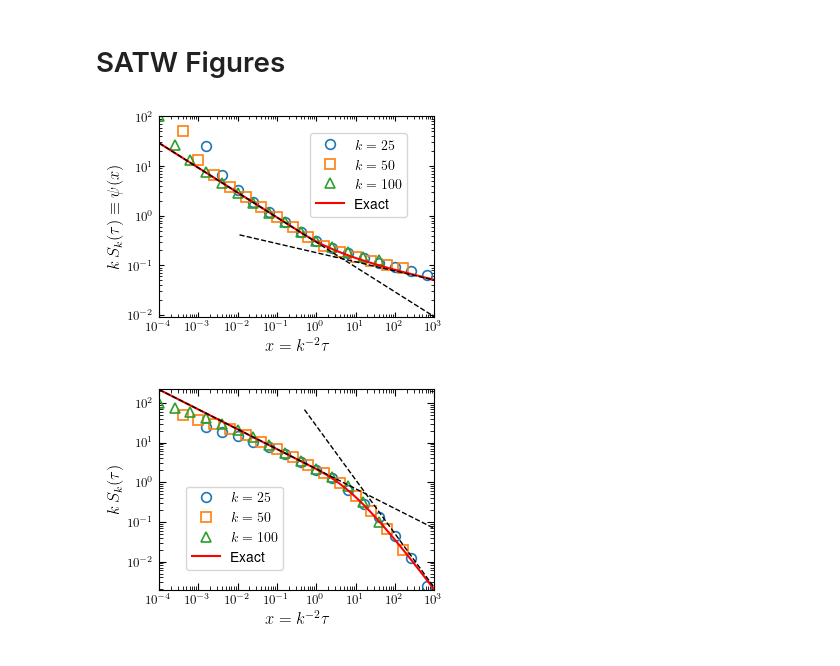
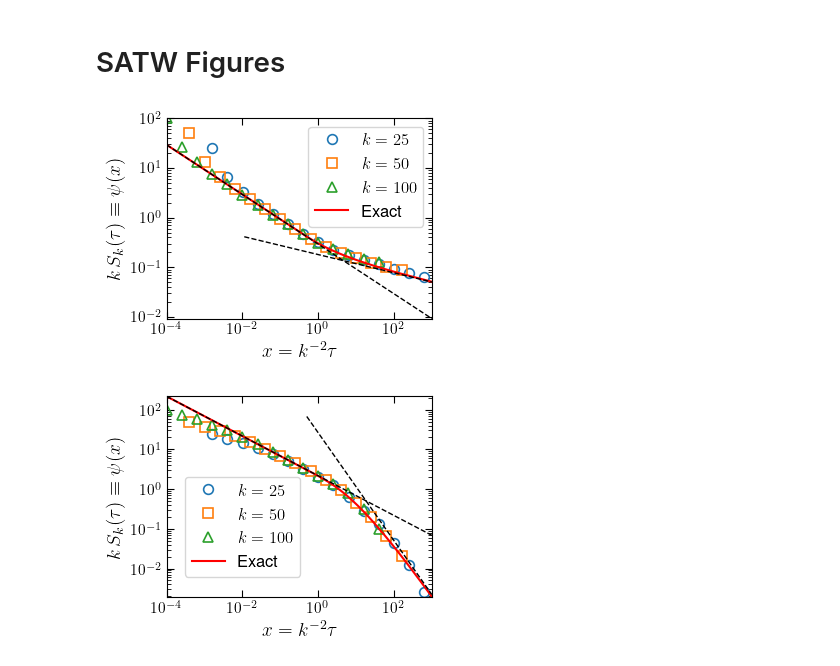
Before and after one commit to julien-bremont/records-satw, a Jupyter notebook: Figures Record.ipynb, the cells around one changed output. Cells and saved outputs as stored; diff of their text form; code cells hidden in the pictures.

```diff
--- a/Figures Record.ipynb
+++ b/Figures Record.ipynb
@@ -61,45 +61,45 @@ for i, x0 in enumerate([25, 50, 100]):
         color=colors[i],
         label=rf'$k={x0}$'
     )
 
 # --- Theory curve ---
 s_th = np.loadtxt('Data/s-phi0.367879.csv')
 tau_th = np.loadtxt('Data/tau-phi0.367879.csv')
 
 asymp_largex = (2/tau_th)**(phi/2) * sp.gamma((1+phi)/2) / (np.sqrt(np.pi) * sp.beta(phi,phi))
 asymp_smallx = phi * np.sqrt(2/np.pi/tau_th)
 
 ax.plot(tau_th, s_th, color='red', linewidth=1.5, label='Exact')
 ax.plot(tau_th[tau_th > 1e-2], asymp_largex[tau_th > 1e-2],
           'k--', linewidth=1)
 ax.plot(tau_th, asymp_smallx,
           'k--', linewidth=1)
 
-# --- Ticks styling (PRL style) ---
-ax.tick_params(direction='in',which='both',
-               top=True, right=True,
-               labelsize=9)
-ax.minorticks_on()
+
 
 ax.set_xscale('log')
 ax.set_yscale('log')
 
+ax.tick_params(which='both', direction='in',
+               top=True, right=True,
+               labelsize=11)
+ax.tick_params(which='major', length=5)
+ax.tick_params(which='minor', length=3)
+
 # --- Labels ---
-ax.set_xlabel(r'$x=k^{-2}\tau$', fontsize=12)
-ax.set_ylabel(r'$k\,S_k(\tau)\equiv \psi(x)$', fontsize=12)
+ax.set_xlabel(r'$x=k^{-2}\tau$', fontsize=14)
+ax.set_ylabel(r'$k\,S_k(\tau)\equiv \psi(x)$', fontsize=14)
 
-
-plt.legend(fontsize=10,loc=(.55,.5))
-# --- Tight layout ---
+plt.legend(fontsize=12,loc='best')
 plt.tight_layout()
 
 ax.margins(x=0, y=0)  # removes internal padding
-plt.subplots_adjust(left=0.17, right=0.98, bottom=0.20, top=0.97)
+plt.subplots_adjust(left=0.2, right=0.98, bottom=0.20, top=0.97)
 
 plt.savefig('Figures/SATW_phiem1.pdf')
 plt.show()
 # %% [output]
-[figure, old version]
+[figure, new version]
 # %%
 # --- Parameters ---
 dw = 2
@@ -155,21 +155,21 @@ ax.loglog(tau_th, asymp_smallx,
 
 ax.tick_params(which='both', direction='in',
                top=True, right=True,
-               labelsize=9)
+               labelsize=11)
 ax.tick_params(which='major', length=5)
 ax.tick_params(which='minor', length=3)
 
 # --- Labels ---
-ax.set_xlabel(r'$x=k^{-2}\tau$', fontsize=12)
-ax.set_ylabel(r'$k\,S_k(\tau)$', fontsize=12)
+ax.set_xlabel(r'$x=k^{-2}\tau$', fontsize=14)
+ax.set_ylabel(r'$k\,S_k(\tau)\equiv \psi(x)$', fontsize=14)
 
-plt.legend(fontsize=10,loc=(0.1,0.1))
+plt.legend(fontsize=12,loc=(0.07,0.1))
 plt.tight_layout()
 
 ax.margins(x=0, y=0)  # removes internal padding
-plt.subplots_adjust(left=0.17, right=0.98, bottom=0.20, top=0.97)
+plt.subplots_adjust(left=0.2, right=0.98, bottom=0.20, top=0.97)
 
 plt.savefig('Figures/SATW_phie.pdf')
 plt.show()
 # %% [output]
-[figure, old version]
+[figure, new version]
```
Also changed, not shown: 2 other files.
